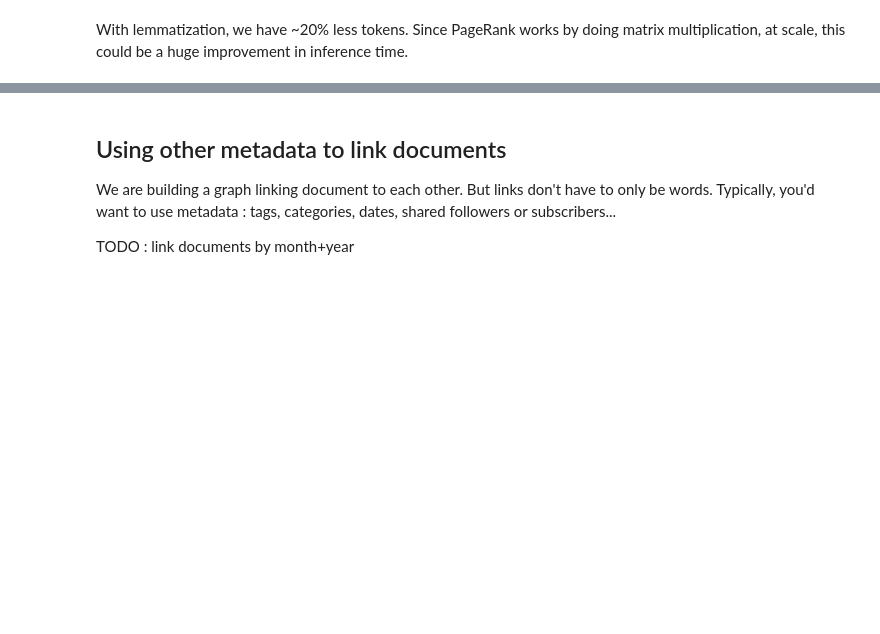
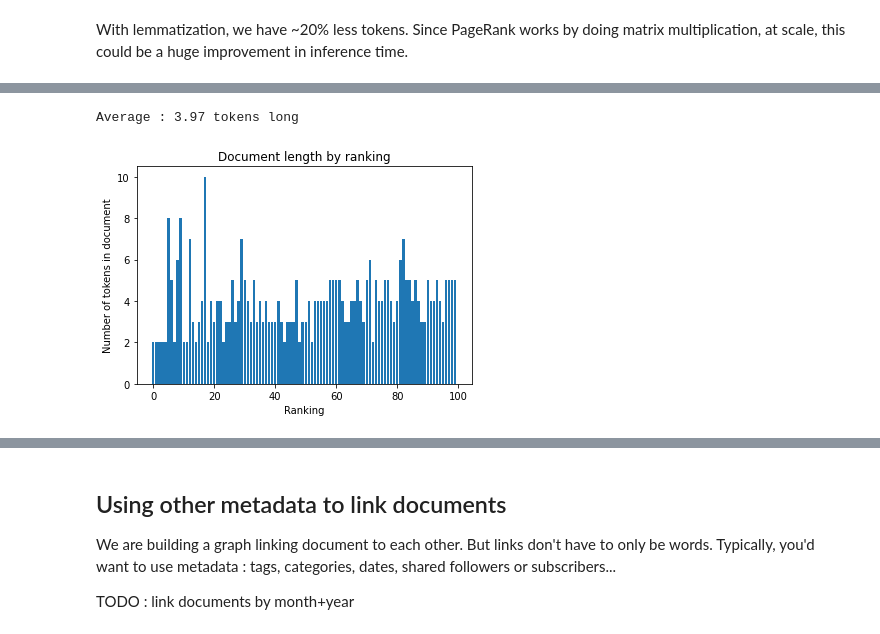
Before and after one commit to oulianov/explorative-search, a Jupyter notebook: graph-search.ipynb, the cells around one changed output, grey strips where cells are left out. Cells and saved outputs as stored; diff of their text form; code cells hidden in the pictures; blank space fills up the shorter version.

```diff
--- a/graph-search.ipynb
+++ b/graph-search.ipynb
@@ -289,0 +444,7 @@ todo: TF-IDF + threshold
+# %%
+tfidf = TfidfVectorizer(min_df=2, stop_words=stop_words)
+adjacency_tfidf = tfidf.fit_transform(df['headline_text'])
+
+print("TF-IDF encoding")
+scores_tfidf = bpr.fit_transform(adjacency_tfidf, seeds_col={tfidf.vocabulary_["house"]:1})
+disp_results(df, scores_tfidf)
@@ -289,0 +463,5 @@ todo: TF-IDF + threshold
+# %%
+disp_len(df, scores_tfidf, 100)
+# %% [output]
+Average : 3.97 tokens long
+[figure, added]
```
Also changed, not shown: parts of 52 cells of this notebook.
